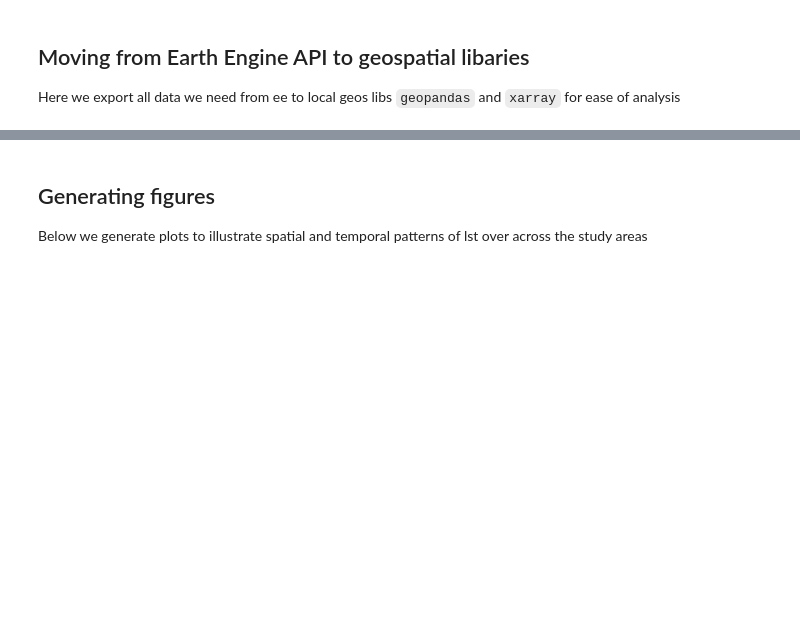
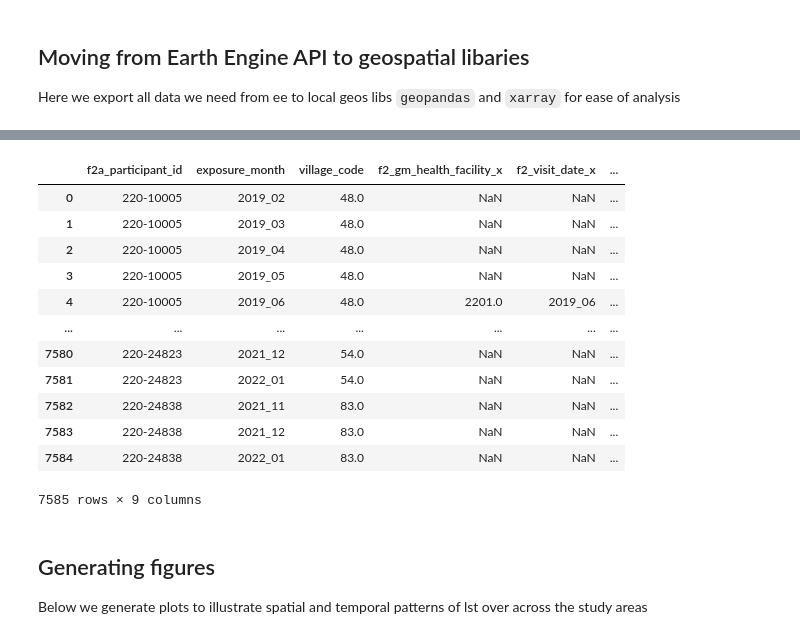
Before and after one commit to MSU-PALs/precisehealthgeo, a Jupyter notebook: Monthly Exposures by neighborhood.ipynb, the cells around one changed output, grey strips where cells are left out. Cells and saved outputs as stored; diff of their text form; code cells hidden in the pictures; blank space fills up the shorter version.

```diff
--- a/Monthly Exposures by neighborhood.ipynb
+++ b/Monthly Exposures by neighborhood.ipynb
@@ -366,0 +421,4 @@ era5_raster=export_maps('gambia', 'era5')
+# %%
+visit1=pd.read_csv('./surveillance/Gambia/Visit1_v2.csv')[['f2a_participant_id', 'f2_gm_health_facility', 'f2_visit_date']]
+visit2=pd.read_csv('./surveillance/Gambia/Visit2_v2.csv')[['f2a_participant_id', 'f2_gm_health_facility', 'f2_visit_date']]
+visit3=pd.read_csv('./surveillance/Gambia/Visit3_v2.csv')[['f2a_participant_id', 'f2_gm_health_facility', 'f2_visit_date']]
@@ -367,3 +429,22 @@ era5_raster=export_maps('gambia', 'era5')
+# %%
+locations=pd.merge(women, visit1, left_on=['f2a_participant_id', 'exposure_month'], right_on=['f2a_participant_id', 'f2_visit_date'], how='left')
+locations=pd.merge(locations, visit2, left_on=['f2a_participant_id', 'exposure_month'], right_on=['f2a_participant_id', 'f2_visit_date'], how='left')
+locations=pd.merge(locations, visit3, left_on=['f2a_participant_id', 'exposure_month'], right_on=['f2a_participant_id', 'f2_visit_date'], how='left')
+locations
+# %% [output]
+|  | f2a_participant_id | exposure_month | village_code | f2_gm_health_facility_x | f2_visit_date_x | ... |
+| 0 | 220-10005 | 2019_02 | 48.0 | NaN | NaN | ... |
+| 1 | 220-10005 | 2019_03 | 48.0 | NaN | NaN | ... |
+| 2 | 220-10005 | 2019_04 | 48.0 | NaN | NaN | ... |
+| 3 | 220-10005 | 2019_05 | 48.0 | NaN | NaN | ... |
+| 4 | 220-10005 | 2019_06 | 48.0 | 2201.0 | 2019_06 | ... |
+| ... | ... | ... | ... | ... | ... | ... |
+| 7580 | 220-24823 | 2021_12 | 54.0 | NaN | NaN | ... |
+| 7581 | 220-24823 | 2022_01 | 54.0 | NaN | NaN | ... |
+| 7582 | 220-24838 | 2021_11 | 83.0 | NaN | NaN | ... |
+| 7583 | 220-24838 | 2021_12 | 83.0 | NaN | NaN | ... |
+| 7584 | 220-24838 | 2022_01 | 83.0 | NaN | NaN | ... |
+7585 rows × 9 columns
 # %% [markdown]
 ## Generating figures
 Below we generate plots to illustrate spatial and temporal patterns of lst over across the study areas
```
Also changed, not shown: parts of 12 cells of this notebook, 15 other files.
